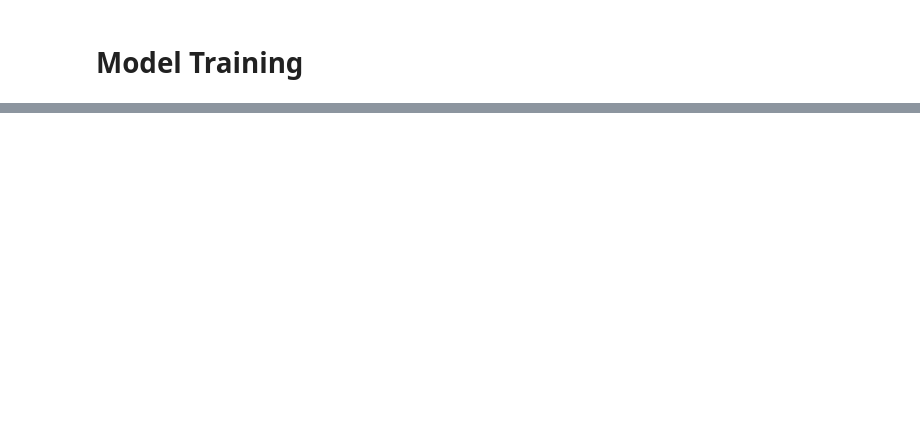
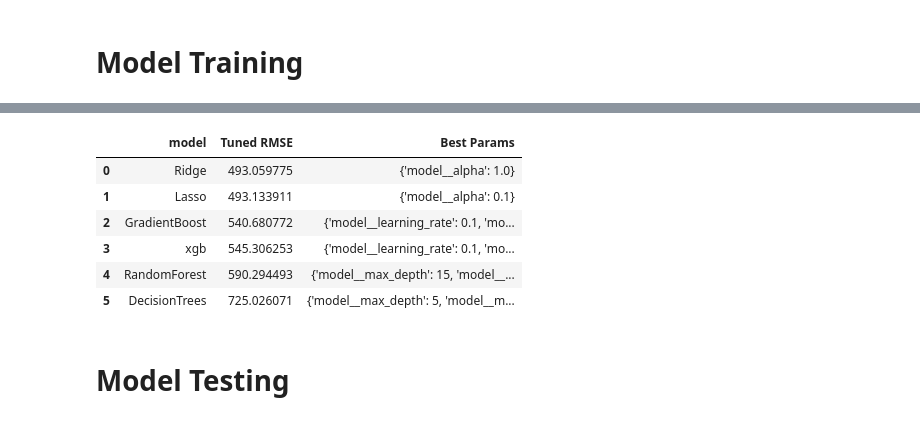
Before and after one commit to Amila-codes/housing-affordability-fi, a Jupyter notebook: notebooks/Capstone.ipynb, the cells around one changed output, grey strips where cells are left out. Saved outputs shown, nothing was run; the diff lists cells and outputs as text; code cells hidden in the pictures; blank space fills up the shorter version.

```diff
--- a/notebooks/Capstone.ipynb
+++ b/notebooks/Capstone.ipynb
@@ -1606,0 +1738,25 @@ reg_cv.round(3)
+# %%
+searches = {
+  'Ridge': (Ridge(), {'model__alpha': [0.1, 1.0, 10]}),
+
+  'Lasso': (Lasso(), {'model__alpha':[0.1, 1.0, 10]}),
+
+  'GradientBoost': (GradientBoostingRegressor(), {'model__n_estimators': [50, 100, 200], 'model__max_depth': [5, 10, 15], 'model__learning_rate': [0.1, 1.0, 10]}),
+
+  'xgb': (xgb.XGBRegressor(), {'model__n_estimators': [50, 100, 200], 'model__max_depth': [5, 10, 15], 'model__learning_rate': [0.1, 1.0, 10]}),
+
+  'RandomForest': (RandomForestRegressor(), {'model__n_estimators': [50, 100, 200], 'model__max_depth': [5, 10, 15]}),
+
+  'DecisionTrees': (DecisionTreeRegressor(), {'model__min_samples_split': [2, 5, 10], 'model__max_depth': [5, 10, 15]})
+}
+
+tuned_rows = []
+
+for name, (model,grid) in searches.items():
+  gs = GridSearchCV(reg_pipeline(model, True), param_grid=grid, cv=gcv, scoring='neg_root_mean_squared_error', n_jobs=-1)
+  gs.fit(X_train, y_train, groups=groups)
+  tuned_rows.append({
+    'model': name,
+    "Tuned RMSE": -gs.best_score_,
+    "Best Params": gs.best_params_
+  })
@@ -1606,0 +1777,13 @@ reg_cv.round(3)
+# %%
+tuned_results = pd.DataFrame(tuned_rows)
+tuned_results
+# %% [output]
+|  | model | Tuned RMSE | Best Params |
+| 0 | Ridge | 493.059775 | {'model__alpha': 1.0} |
+| 1 | Lasso | 493.133911 | {'model__alpha': 0.1} |
+| 2 | GradientBoost | 540.680772 | {'model__learning_rate': 0.1, 'mo... |
+| 3 | xgb | 545.306253 | {'model__learning_rate': 0.1, 'mo... |
+| 4 | RandomForest | 590.294493 | {'model__max_depth': 15, 'model__... |
+| 5 | DecisionTrees | 725.026071 | {'model__max_depth': 5, 'model__m... |
+# %% [markdown]
+# Model Testing
```
Also changed, not shown: parts of 23 cells of this notebook.
